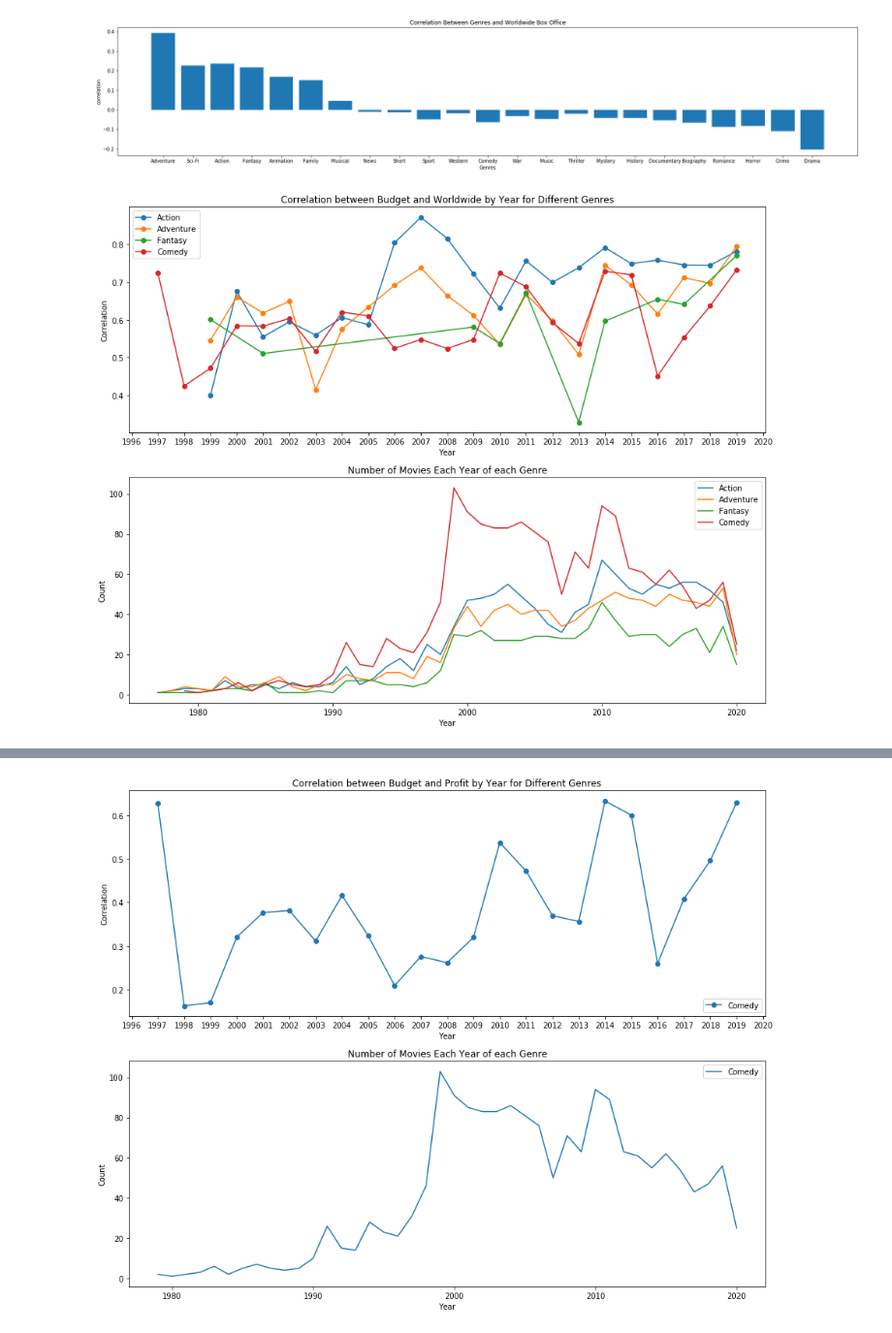
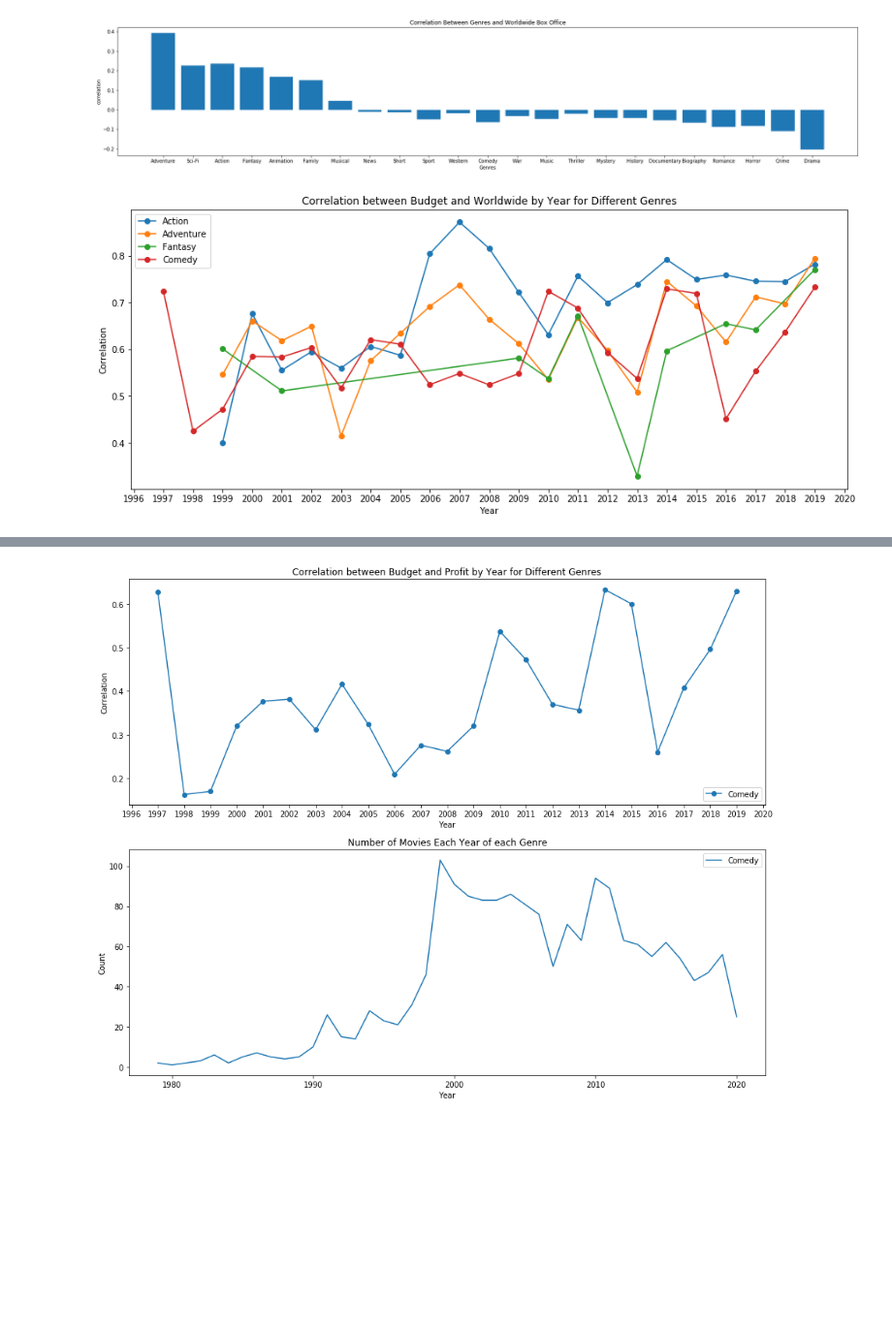
Before and after one commit to learn-co-students/dsc-mod-1-project-v2-1-nyc01-dtsc-ft-080320, a Jupyter notebook: eda.ipynb, the cells around one changed output, grey strips where cells are left out. Shown: that part at 97% size. Drawn from its saved outputs; the diff is of its cells as text; code cells hidden in the pictures; blank space fills up the shorter version.

```diff
--- a/eda.ipynb
+++ b/eda.ipynb
@@ -122,7 +122,7 @@ plt.savefig("figures/genres-box-office.png")
 # %% [output]
 [figure]
 # %%
-def correlater(genres,budget_df,correlatee="profit",minmoviecount=30,talk=False,plotcount=False,save=True):
+def correlater(genres,budget_df,correlatee="profit",minmoviecount=30,talk=False,which=(True,True),save=True):
     """
     Takes a list of genres (or other viable columns) and the dataframe
     and graphs the correlation between budget and profit (or revenue)
@@ -131,20 +131,30 @@ def correlater(genres,budget_df,correlatee="profit",minmoviecount=30,talk=False,
     returns NoneType
     (Be sure to capitalize first letter of genres passed!)
     """
-    if plotcount:
+    plotcorr,plotcount = which
+    if plotcount and plotcorr:
         fig, axes = plt.subplots(2,1,figsize=(15,12))
         ax=axes[0]
         ax2=axes[1]
+        el=False
+    else:
+        el=True
+        fig, axe = plt.subplots(figsize=(15,6))
+
+    if plotcount:
+        if el:
+            ax2=axe
         ax2.set_title("Number of Movies Each Year of each Genre")
         ax2.set_xlabel("Year")
         ax2.set_ylabel("Count")
-    else:
-        fig, ax = plt.subplots(figsize=(15,6))
-    ax.set_title("Correlation between Budget and {} by Year for Different Genres".format(correlatee.capitalize()))
-    ax.set_xlabel("Year")
-    ax.set_ylabel("Correlation")
-    #do this to make every year tick show:
-    ax.set_xticks(range(min(budget_df["year"]),max(budget_df["year"])+1))
+    if plotcorr:
+        if el:
+            ax=axe
+        ax.set_title("Correlation between Budget and {} by Year for Different Genres".format(correlatee.capitalize()))
+        ax.set_xlabel("Year")
+        ax.set_ylabel("Correlation")
+        #do this to make every year tick show:
+        ax.set_xticks(range(min(budget_df["year"]),max(budget_df["year"])+1))
 
 
     # we axplot for each genre separately, and need to do groupby stuff so we 4loop
@@ -172,7 +182,8 @@ def correlater(genres,budget_df,correlatee="profit",minmoviecount=30,talk=False,
             current_corr = current_corr[current_count>=minmoviecount]
             current_corr2 = pd.DataFrame({'year':current_corr.index, 'budget {} corr'.format(correlatee):current_corr.values})
             currcorr = current_corr2.corr()
-            ax.plot(current_corr.index,current_corr,marker="o",label=genre)
+            if plotcorr:
+                ax.plot(current_corr.index,current_corr,marker="o",label=genre)
             if talk == True:
                 print(genre)
                 #print("correlation groupby:")
@@ -184,7 +195,8 @@ def correlater(genres,budget_df,correlatee="profit",minmoviecount=30,talk=False,
             if plotcount == True:
                 ax2.plot(current_count.index,current_count,label=genre)
         #legend after forloop so we can add them all everything
-        ax.legend()
+        if plotcorr:
+            ax.legend()
         if plotcount:
             ax2.legend()
     if save:
@@ -193,9 +205,9 @@ def correlater(genres,budget_df,correlatee="profit",minmoviecount=30,talk=False,
         except:
             fig.savefig("figures/all-genres.png")
 # %%
-correlater(["Action","Adventure","Fantasy","Comedy"],budget_df,correlatee="worldwide",plotcount=True)
+correlater(["Action","Adventure","Fantasy","Comedy"],budget_df,correlatee="worldwide",which=(True,False))
 # %% [output]
-[figure, old version]
+[figure, new version]
 # %%
 correlater(["year"],budget_df)
 correlater(["year"],budget_df,"worldwide",talk=True)
```
Also changed, not shown: parts of 4 cells of this notebook, 4 other files.
